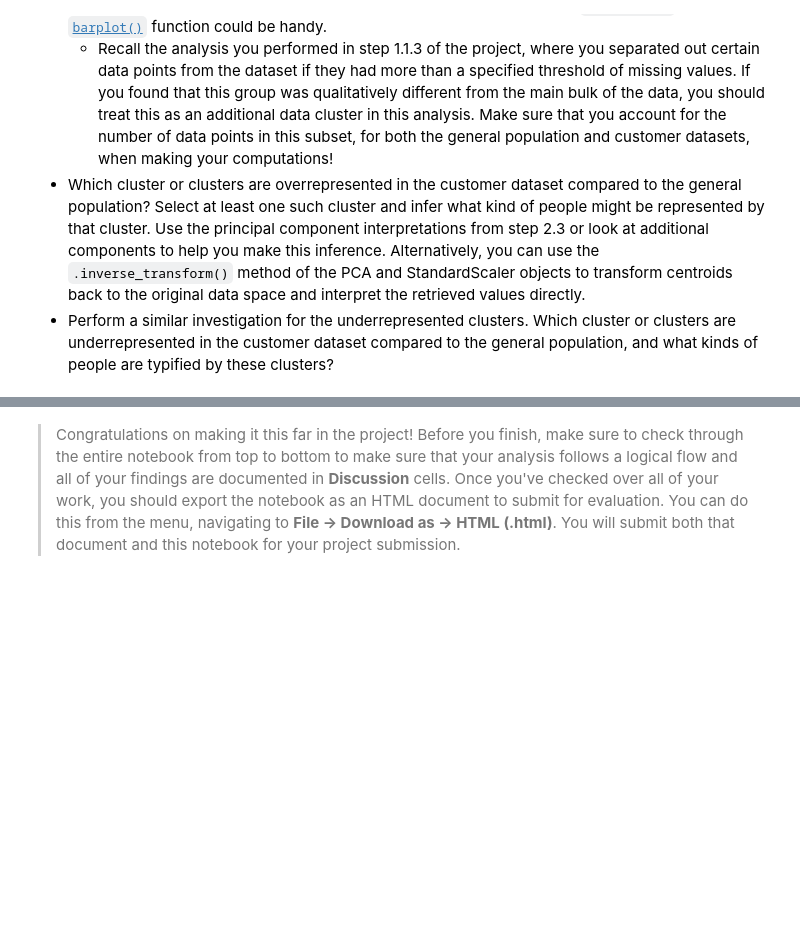
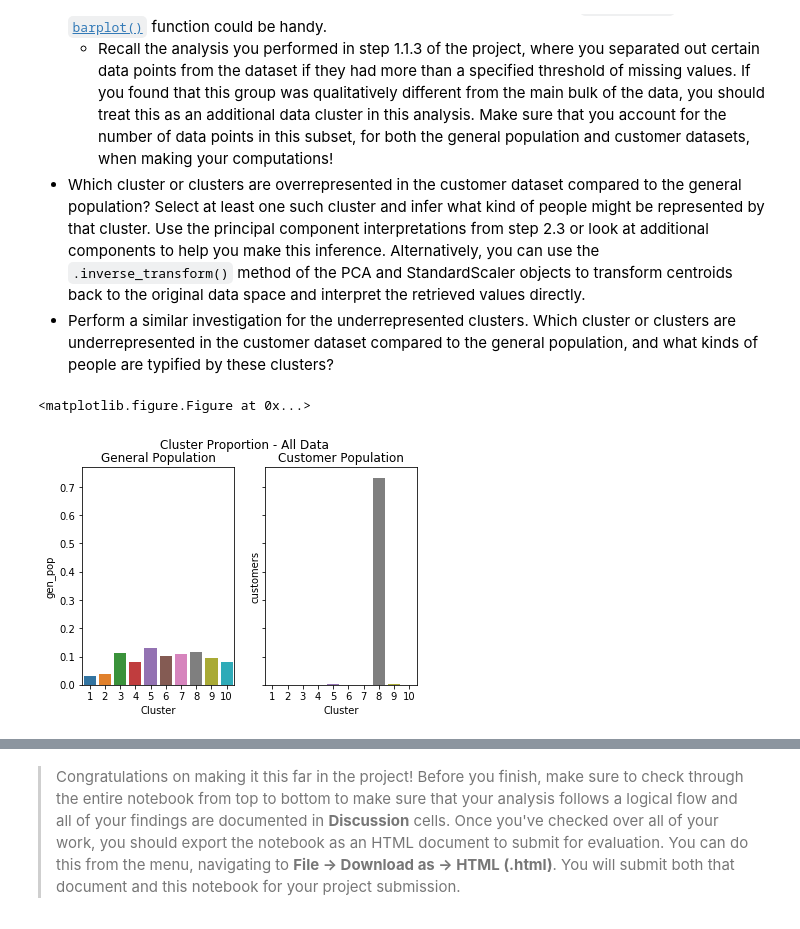
Before and after one commit to ShamezW/Identify_Customer_Segments, a Jupyter notebook: Identify_Customer_Segments.ipynb, the cells around one changed output, grey strips where cells are left out. Saved outputs shown, nothing was run; the diff lists cells and outputs as text; code cells hidden in the pictures; blank space fills up the shorter version.

```diff
--- a/Identify_Customer_Segments.ipynb
+++ b/Identify_Customer_Segments.ipynb
@@ -924,2 +931,2 @@ ValueError: operands could not be broadcast together with shapes (141640,192) (1
 # %%
-test_pca = pca.transform(test_scaled)
+customers_pca = pca.transform(customers_scaled)
@@ -928,3 +933,5 @@ NameError: name 'test_scaled' is not defined
+# %%
+customer_clusters = kmeans.predict(customers_pca)
 # %% [markdown]
 ### Step 3.3: Compare Customer Data to Demographics Data
 
@@ -941,3 +948,14 @@ Take a look at the following points in this step:
 # %%
 # Compare the proportion of data in each cluster for the customer data to the
 # proportion of data in each cluster for the general population.
+gen_pop = azdias_scaled.shape[0]
+gen_pop_all = azdias.shape[0] #including all dropped high NaN data
+
+customer_pop = customers_cleaned.shape[0]
+customer_pop_all = customers.shape[0] #including all customers with high NaN data
+
+gen_pop_cluster_count = np.bincount(kmeans_pred)
+customer_cluster_count = np.bincount(customer_clusters)
+
+gen_pop_cluster_prop = [x/gen_pop for x in gen_pop_cluster_count]
+customer_cluster_prop = [x/customer_pop for x in customer_cluster_count]
@@ -943,0 +965,21 @@ Take a look at the following points in this step:
+# %%
+#create data frame where each entry in `gen_pop` is % of gen_pop in a cluster
+# each entry in `customers` is% of customer population in a cluster
+prop_data_all = pd.DataFrame({'gen_pop': [x/gen_pop_all for x in gen_pop_cluster_count],
+                              'customers': [x/customer_pop_all for x in customer_cluster_count]},
+                             index=np.arange(1,11))
+prop_data_all.index.names=['Cluster']
+# %%
+'''CLUSTER PROPORTION - ALL DATA'''
+
+plt.figure(figsize=(14,4)) # this creates a figure 14 inch wide, 4 inch high
+fig, (ax1, ax2) = plt.subplots(1,2, sharey=True)
+fig.suptitle('Cluster Proportion - All Data')
+ax1.set_title('General Population')
+ax2.set_title('Customer Population')
+sns.barplot(x=prop_data_all.index, y=prop_data_all.gen_pop, ax=ax1)
+sns.barplot(x=prop_data_all.index, y=prop_data_all.customers, ax=ax2)
+plt.show()
+# %% [output]
+<matplotlib.figure.Figure at 0x...>
+[figure, added]
```
Also changed, not shown: parts of 27 cells of this notebook.
